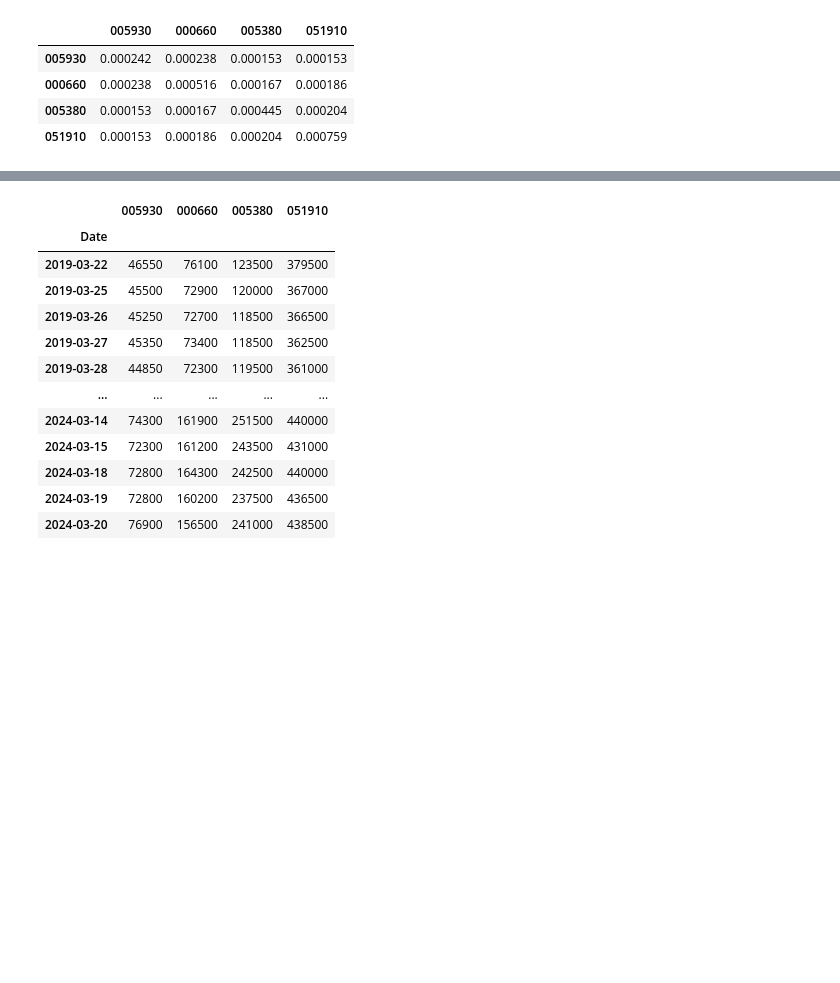
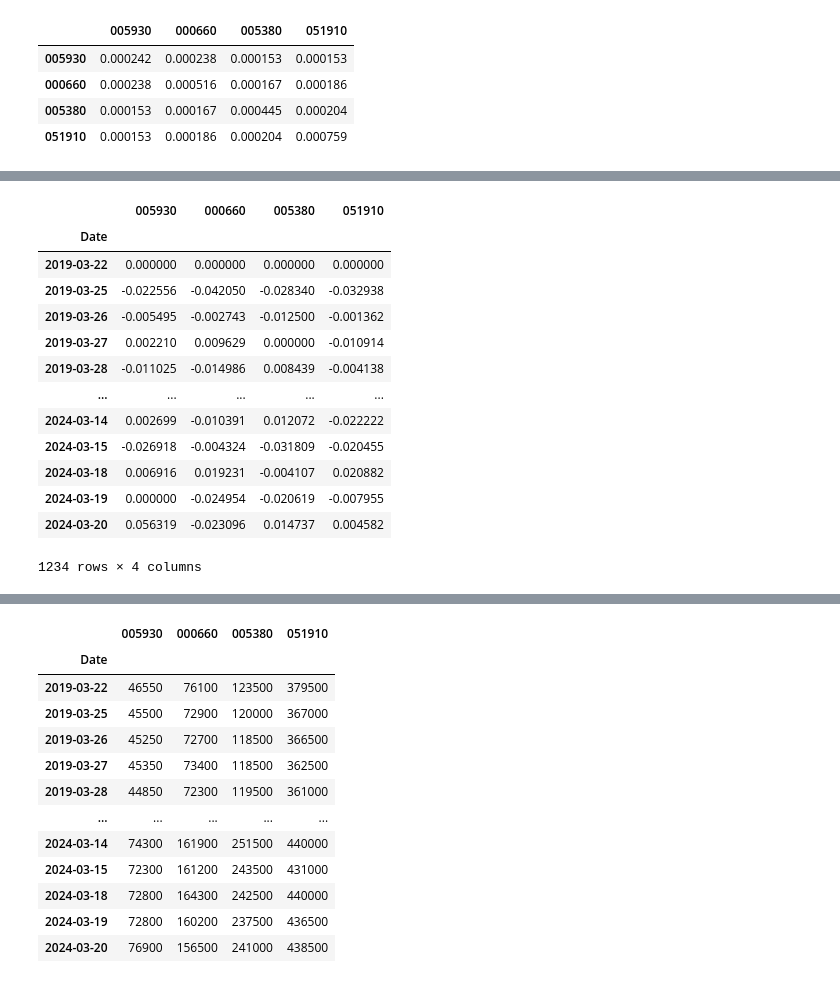
Before and after one commit to liuxm0239/pyDataScience, a Jupyter notebook: ch05_pandas.ipynb, the cells around one changed output, grey strips where cells are left out. Saved outputs shown, nothing was run; the diff lists cells and outputs as text; code cells hidden in the pictures; blank space fills up the shorter version.

```diff
--- a/ch05_pandas.ipynb
+++ b/ch05_pandas.ipynb
@@ -1303,0 +1330,17 @@ returns.cov()
+# %%
+returns.fillna(0)
+# %% [output]
+|  | 005930 | 000660 | 005380 | 051910 |
+| Date |  |  |  |  |
+| 2019-03-22 | 0.000000 | 0.000000 | 0.000000 | 0.000000 |
+| 2019-03-25 | -0.022556 | -0.042050 | -0.028340 | -0.032938 |
+| 2019-03-26 | -0.005495 | -0.002743 | -0.012500 | -0.001362 |
+| 2019-03-27 | 0.002210 | 0.009629 | 0.000000 | -0.010914 |
+| 2019-03-28 | -0.011025 | -0.014986 | 0.008439 | -0.004138 |
+| ... | ... | ... | ... | ... |
+| 2024-03-14 | 0.002699 | -0.010391 | 0.012072 | -0.022222 |
+| 2024-03-15 | -0.026918 | -0.004324 | -0.031809 | -0.020455 |
+| 2024-03-18 | 0.006916 | 0.019231 | -0.004107 | 0.020882 |
+| 2024-03-19 | 0.000000 | -0.024954 | -0.020619 | -0.007955 |
+| 2024-03-20 | 0.056319 | -0.023096 | 0.014737 | 0.004582 |
+1234 rows × 4 columns
```
Also changed, not shown: parts of 9 cells of this notebook, 4 other files.
